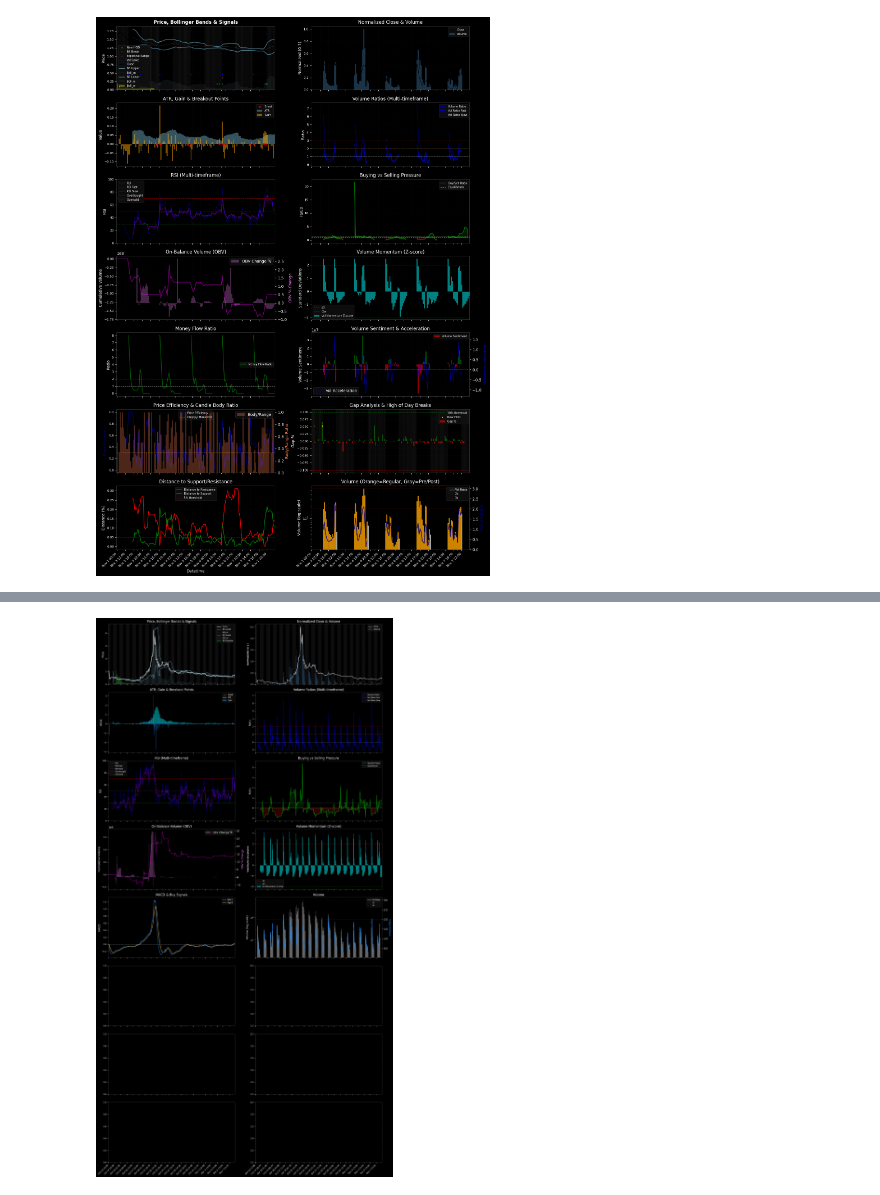
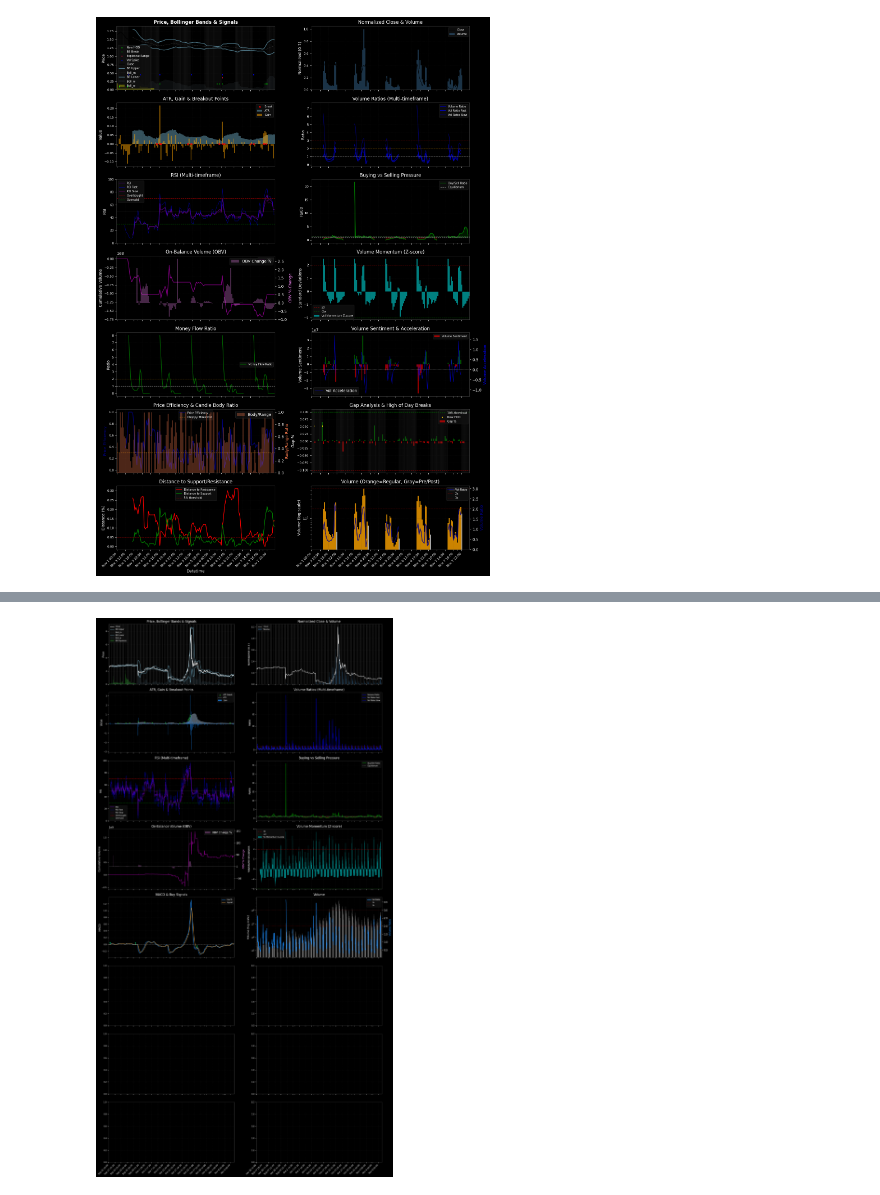
Before and after one commit to shhmon/penstan, a Jupyter notebook: Untitled.ipynb, the cells around one changed output, grey strips where cells are left out. Cells and saved outputs as stored; diff of their text form; code cells hidden in the pictures.

```diff
--- a/Untitled.ipynb
+++ b/Untitled.ipynb
@@ -1158,7 +1164,7 @@ plt.rcParams.update({
     "axes.labelcolor": "white",
     "xtick.color": "white",
     "ytick.color": "white",
-    "grid.color": "#333333",
+    "grid.color": "#888888",
     "legend.facecolor": "#111111",
     "legend.edgecolor": "#222222",
     "font.size": 10
@@ -1168,50 +1174,43 @@ symbol = 'BYND'
 
 df = fetch_data_yfinance(
     symbol=symbol,
-    period=timedelta(days=30),
+    period=timedelta(days=59),
     interval='1h',
     prepost=True
 )
 
-window = 12
+window = 16
 
-df = Base(window=window).process(pd.DataFrame(df))
-df = Volume(window=window).process(df)
-df = RSI(window=window).process(df)
-df = MACD(window=window).process(df)
-df = Boll(window=window).process(df)
-df = ATR(window=window, break_threshold=1.8).process(df)
-df = Pressure(window=window).process(df)
+df, p = pipe(
+    pd.DataFrame(df),
+    base = Base(window=window),
+    vol = Volume(window=window),
+    rsi = RSI(window=window),
+    macd = MACD(window=window),
+    boll = Boll(window=window),
+    atr = ATR(window=window*2, break_threshold=1.8),
+    bsp = Pressure(window=window),
+    signals = Signals(window=window)
+)
+
+print_meta(symbol, df)
 
 fig, axes = plt.subplots(8, 2, figsize=(16, 30), sharex=True)
 axes = axes.flatten()
 
-Boll.plot(df, axes[0])
-Base.plot(df, axes[1])
-ATR.plot(df, axes[2])
-Volume.plot_ratio(df, axes[3])
-RSI.plot(df, axes[4])
-Pressure.plot(df, axes[5])
-Volume.plot_obv(df, axes[6])
-Volume.plot_momentum(df, axes[7])
-MACD.plot(df, axes[8], )
-Volume.plot(df, axes[9])
+p.boll.plot(df, axes[0])
+p.base.plot(df, axes[1])
+p.atr.plot(df, axes[2])
+p.vol.plot_ratio(df, axes[3])
+p.rsi.plot(df, axes[4])
+p.bsp.plot(df, axes[5])
+p.vol.plot_obv(df, axes[6])
+p.vol.plot_momentum(df, axes[7])
+p.macd.plot(df, axes[8])
+p.vol.plot(df, axes[9])
 
-def get_meta(symbol):
-    rnd = 4
-    ticker = yf.Ticker(symbol)
-    price = round(df['Close'].iloc[-1].item(), rnd)
-    eps = ticker.info['epsTrailingTwelveMonths']
-    pe = round(price/eps, rnd)
-
-    print(symbol)
-    print('-' * 25)
-    print(f'{price=},\n{eps=},\n{pe=}')
-    print('-' * 25)
-    print(ticker.calendar)
-    ticker.analyst_price_targets
-
-get_meta(symbol)
+p.signals.plot(df, axes[0])
+p.signals.print(df)
 
 for ax in axes:
     # X-axis formatting
@@ -1250 +1253 @@ pe=-0.6776
-[figure, old version]
+[figure, new version]
```
Also changed, not shown: parts of 3 cells of this notebook, 53 other files.
